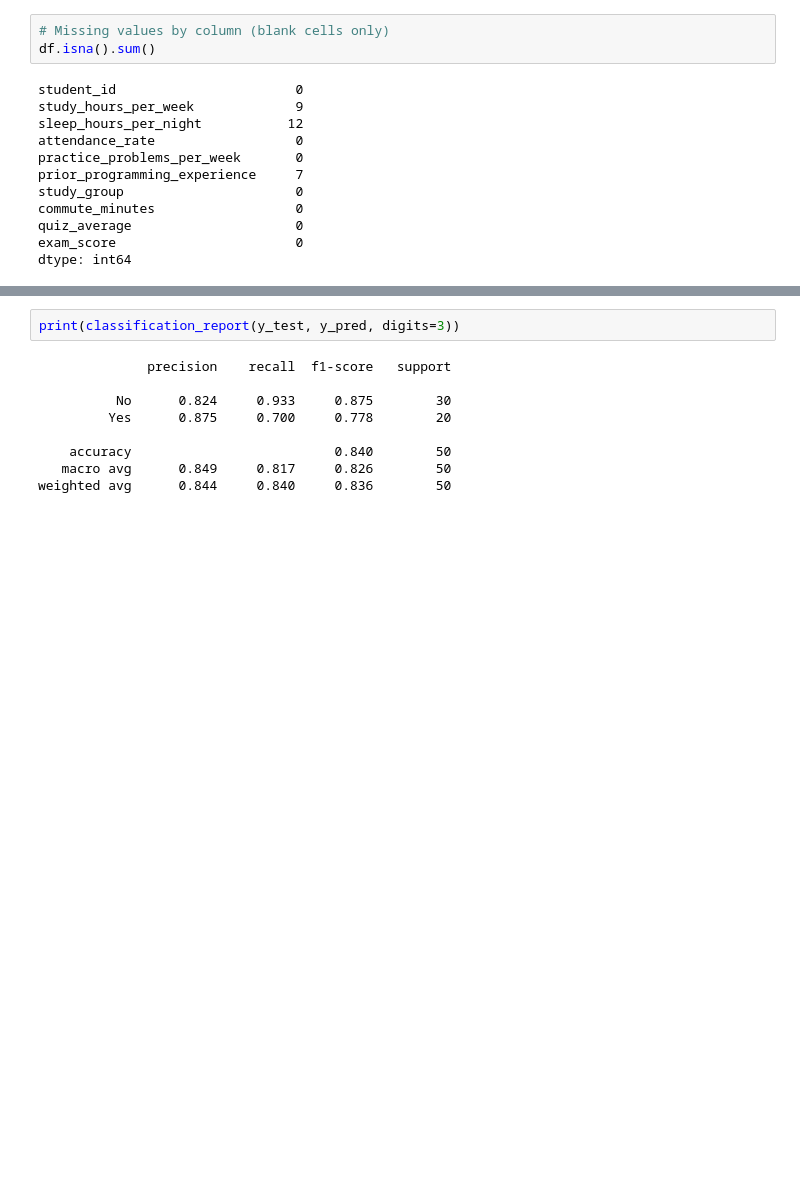
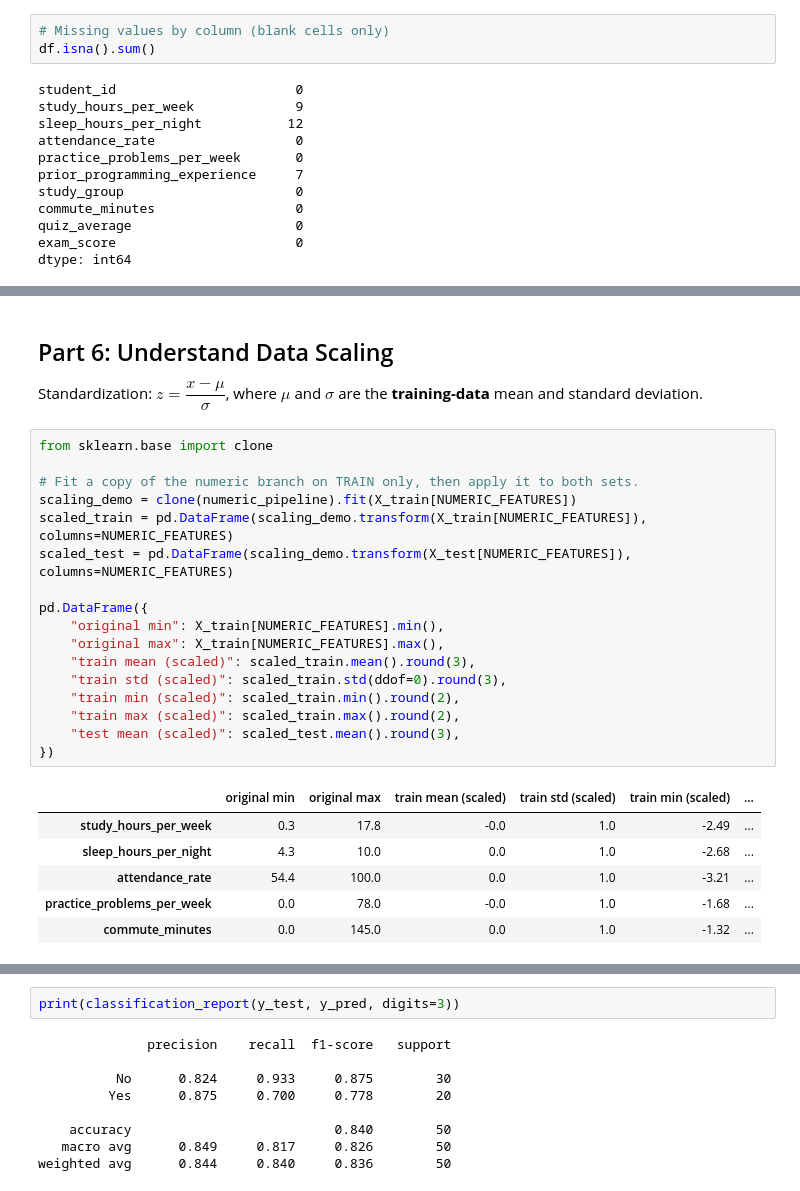
Before and after one commit to JGrade2005/CSE4095_2026, a Jupyter notebook: in_class_assignments/class8/CSE4095_Class8_Classification.ipynb, the cells around one changed output, grey strips where cells are left out. Drawn from its saved outputs; the diff is of its cells as text; blank space fills up the shorter version.

```diff
--- a/in_class_assignments/class8/CSE4095_Class8_Classification.ipynb
+++ b/in_class_assignments/class8/CSE4095_Class8_Classification.ipynb
@@ -230,0 +349,27 @@ Fit the model using training data only.
+# %% [markdown]
+## Part 6: Understand Data Scaling
+Standardization: $z = \dfrac{x - \mu}{\sigma}$, where $\mu$ and $\sigma$ are the **training-data** mean and standard deviation.
+# %%
+from sklearn.base import clone
+
+# Fit a copy of the numeric branch on TRAIN only, then apply it to both sets.
+scaling_demo = clone(numeric_pipeline).fit(X_train[NUMERIC_FEATURES])
+scaled_train = pd.DataFrame(scaling_demo.transform(X_train[NUMERIC_FEATURES]), columns=NUMERIC_FEATURES)
+scaled_test = pd.DataFrame(scaling_demo.transform(X_test[NUMERIC_FEATURES]), columns=NUMERIC_FEATURES)
+
+pd.DataFrame({
+    "original min": X_train[NUMERIC_FEATURES].min(),
+    "original max": X_train[NUMERIC_FEATURES].max(),
+    "train mean (scaled)": scaled_train.mean().round(3),
+    "train std (scaled)": scaled_train.std(ddof=0).round(3),
+    "train min (scaled)": scaled_train.min().round(2),
+    "train max (scaled)": scaled_train.max().round(2),
+    "test mean (scaled)": scaled_test.mean().round(3),
+})
+# %% [output]
+|  | original min | original max | train mean (scaled) | train std (scaled) | train min (scaled) | ... |
+| study_hours_per_week | 0.3 | 17.8 | -0.0 | 1.0 | -2.49 | ... |
+| sleep_hours_per_night | 4.3 | 10.0 | 0.0 | 1.0 | -2.68 | ... |
+| attendance_rate | 54.4 | 100.0 | 0.0 | 1.0 | -3.21 | ... |
+| practice_problems_per_week | 0.0 | 78.0 | -0.0 | 1.0 | -1.68 | ... |
+| commute_minutes | 0.0 | 145.0 | 0.0 | 1.0 | -1.32 | ... |
```
Also changed, not shown: parts of 93 cells of this notebook, 2 other files.
